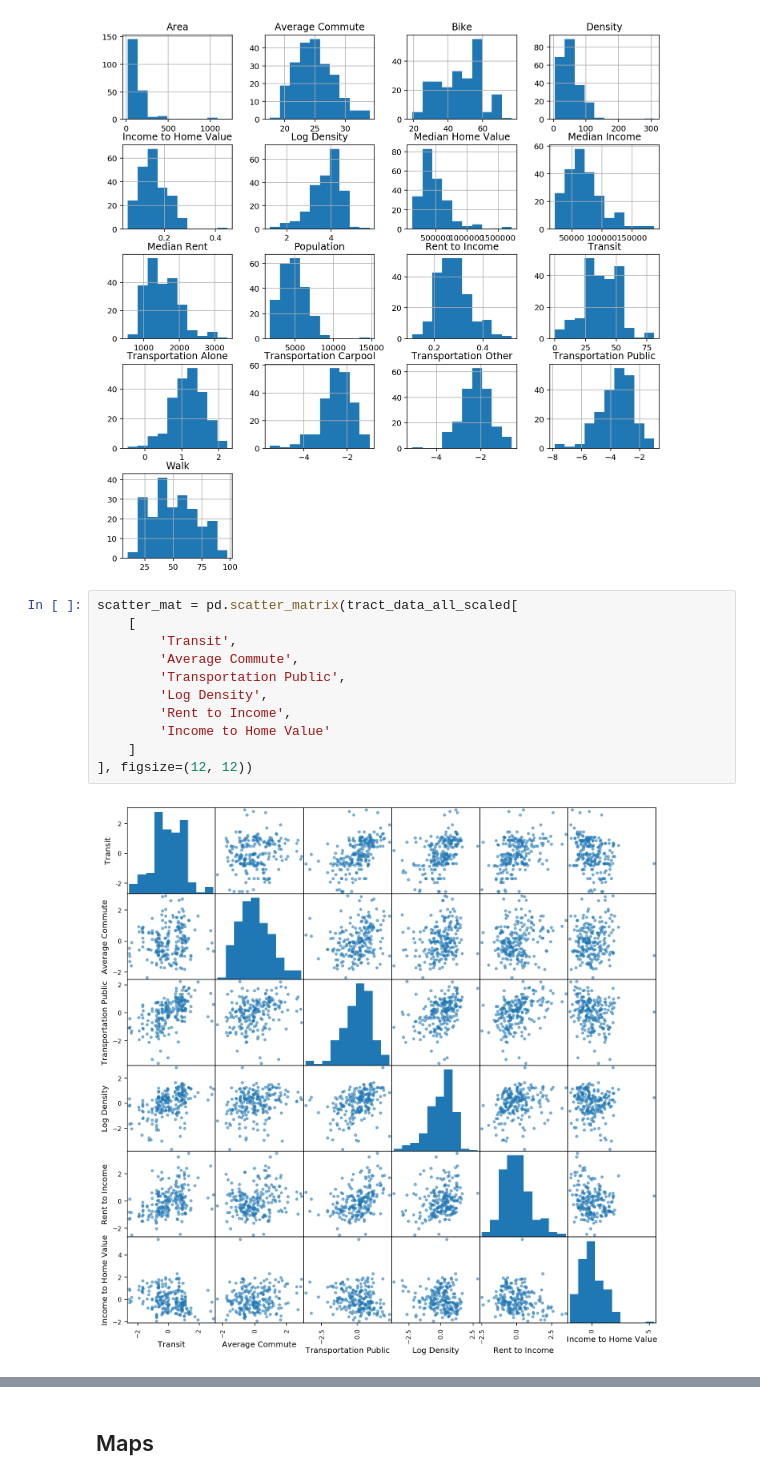
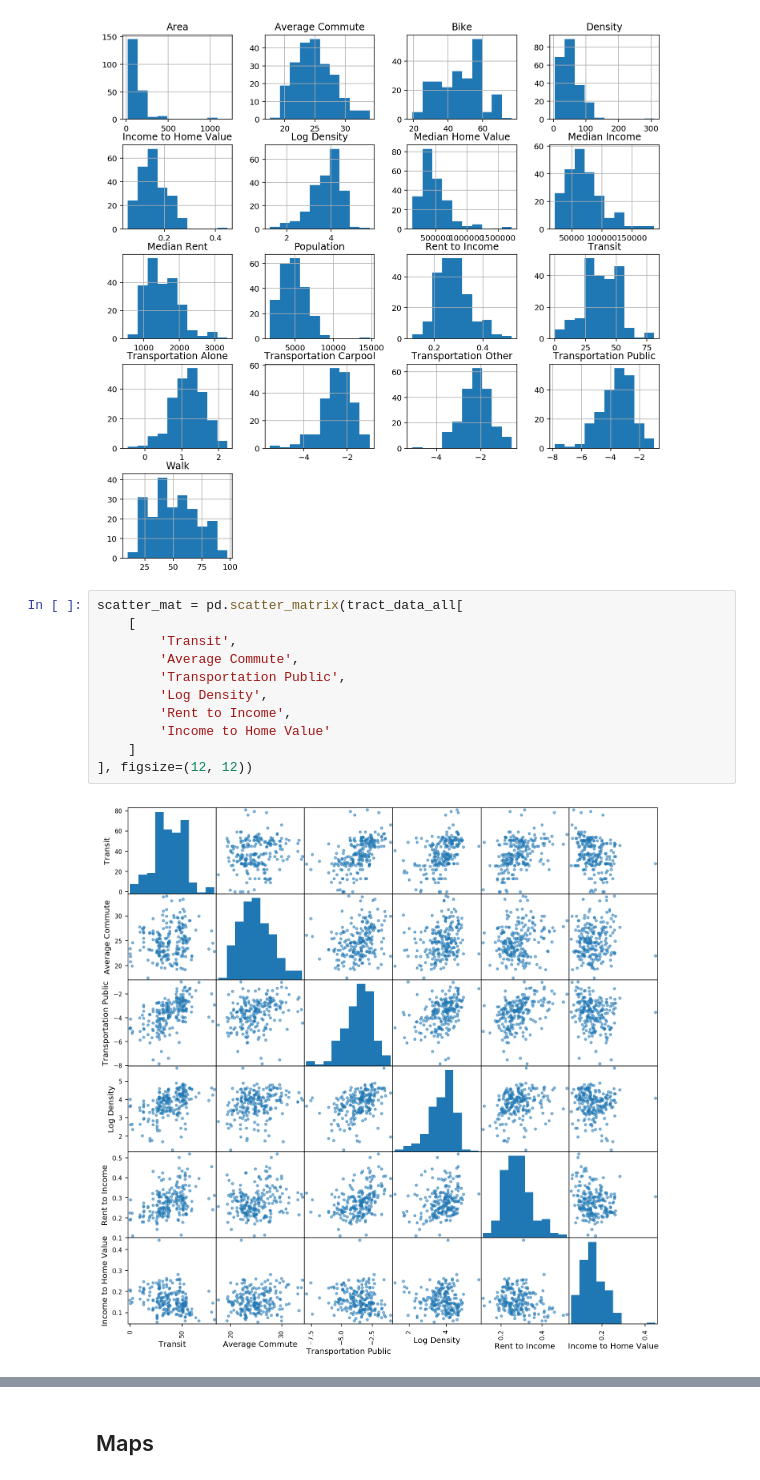
Before and after one commit to Hudsonnc/Pr_084, a Jupyter notebook: Pr_084_HackathonSubmission.ipynb, the cells around one changed output, grey strips where cells are left out. Cells and saved outputs as stored; diff of their text form.

```diff
--- a/Pr_084_HackathonSubmission.ipynb
+++ b/Pr_084_HackathonSubmission.ipynb
@@ -533,15 +541,15 @@ hist = tract_data_all[cols[1:]].hist(figsize=(12,12))
 # %% [output]
 [figure]
 # %%
-scatter_mat = pd.scatter_matrix(tract_data_all_scaled[
+scatter_mat = pd.scatter_matrix(tract_data_all[
     [
         'Transit',
         'Average Commute',
         'Transportation Public',
         'Log Density',
         'Rent to Income',
         'Income to Home Value'
     ]
 ], figsize=(12, 12))
 # %% [output]
-[figure, old version]
+[figure, new version]
```
Also changed, not shown: parts of 58 cells of this notebook.
